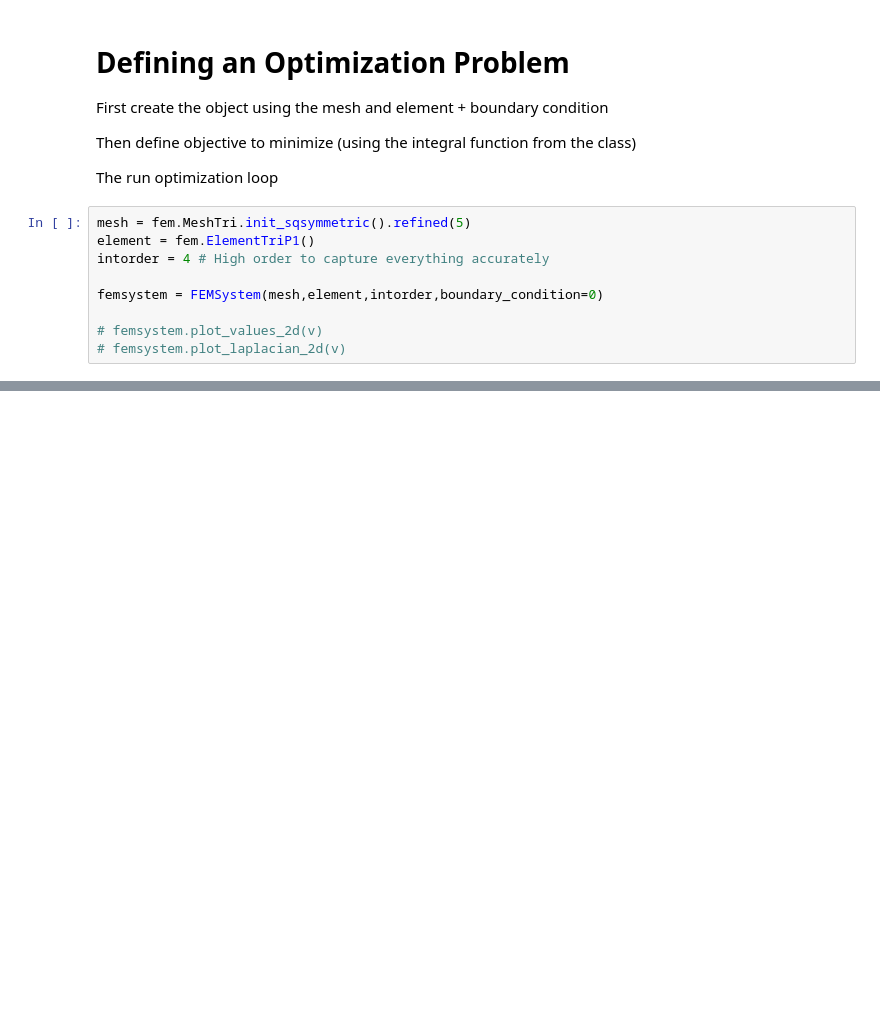
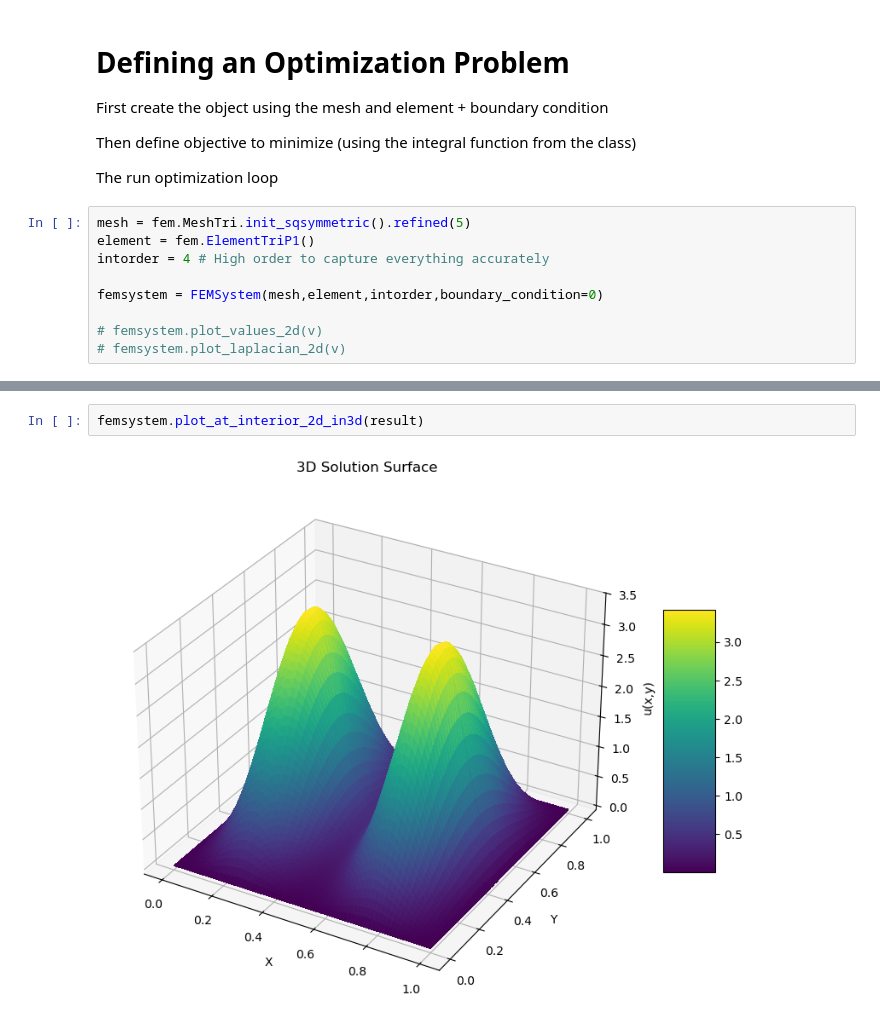
Before and after one commit to vcaipu/cqednumerics, a Jupyter notebook: fem.ipynb, the cells around one changed output, grey strips where cells are left out. Saved outputs shown, nothing was run; the diff lists cells and outputs as text; blank space fills up the shorter version.

```diff
--- a/fem.ipynb
+++ b/fem.ipynb
@@ -273,0 +312,4 @@ INFO: jaxopt.LBFGS: Iter: 500 Gradient Norm (stopping criterion): 5.163242349226
+# %%
+femsystem.plot_at_interior_2d_in3d(result)
+# %% [output]
+[figure, added]
```
Also changed, not shown: parts of 3 cells of this notebook.
